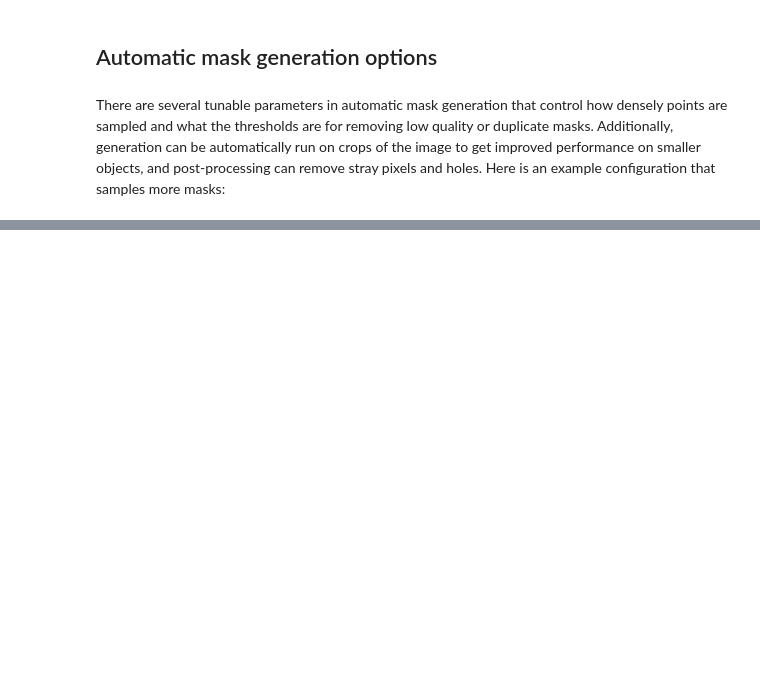
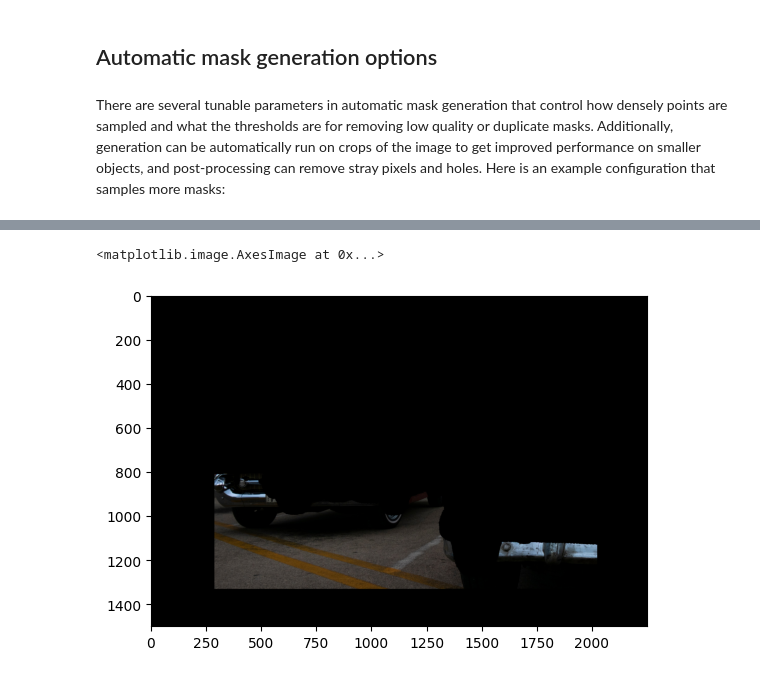
Before and after one commit to xiaolang90/RTranslator, a Jupyter notebook: notebooks/automatic_mask_generator_example.ipynb, the cells around one changed output, grey strips where cells are left out. Drawn from its saved outputs; the diff is of its cells as text; code cells hidden in the pictures; blank space fills up the shorter version.

```diff
--- a/notebooks/automatic_mask_generator_example.ipynb
+++ b/notebooks/automatic_mask_generator_example.ipynb
@@ -216,8 +221,24 @@ show_anns(masks2, ratio=aspect_ratio_rounded, temp_height=temp_height)
 [figure]
 # %%
-for i, (mask, score) in enumerate(masks):
-    mask = mask + 255
-    plt.figure(figsize=(10,10))
-    plt.imshow(mask, cmap='gray')
-    plt.savefig('pic-{}.png'.format(i + 1))
-    plt.show()
+# 读取原图和掩码图片
+image = cv2.imread('images/cars.jpg', cv2.IMREAD_UNCHANGED)
+mask = cv2.imread('images/mask_images/pic-1.jpg', cv2.IMREAD_GRAYSCALE)  # 掩码图片应该是灰度图
+# plt.imshow(image)
+# plt.imshow(mask)
+# cv2.waitKey(0)
+# cv2.destroyAllWindows()
+
+# # 二值化掩码
+# _, mask = cv2.threshold(mask, 127, 255, cv2.THRESH_BINARY)
+
+# # mask = ~mask
+# # mask = mask + 255
+mask = np.repeat(mask[:, :, np.newaxis], 3, axis=2)
+mask = mask.astype(np.uint8)
+res = cv2.bitwise_and(image, mask)
+# res[res == 0] = 255
+res =  cv2.cvtColor(res, cv2.COLOR_BGR2RGB)
+plt.imshow(res)
+# %% [output]
+<matplotlib.image.AxesImage at 0x...>
+[figure, added]
```
Also changed, not shown: parts of 5 cells of this notebook.
